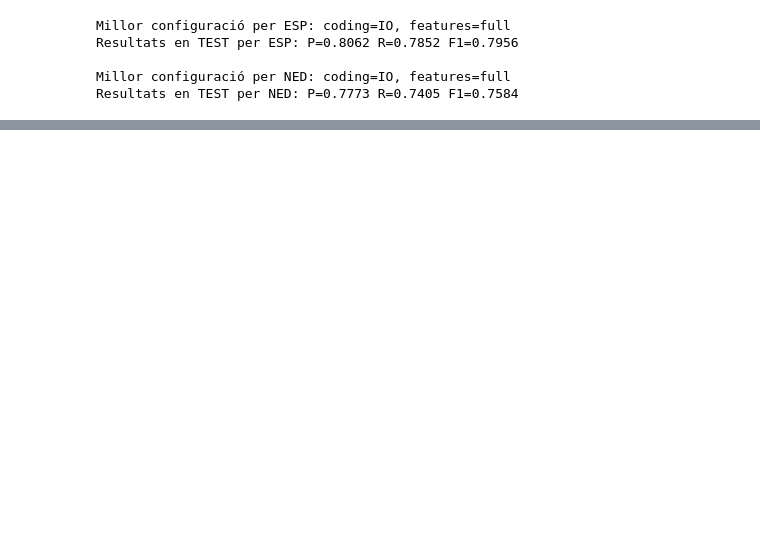
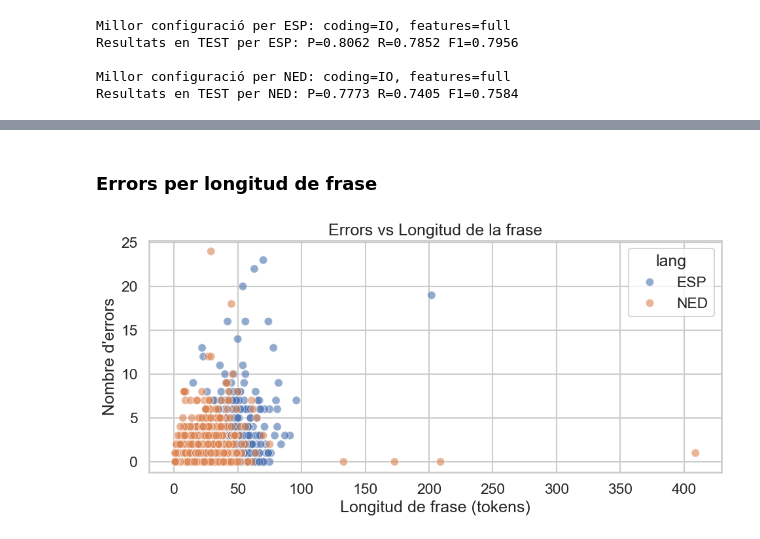
Before and after one commit to maxerrmax/Practica3_PLH, a Jupyter notebook: codi.ipynb, the cells around one changed output, grey strips where cells are left out. Saved outputs shown, nothing was run; the diff lists cells and outputs as text; code cells hidden in the pictures; blank space fills up the shorter version.

```diff
--- a/codi.ipynb
+++ b/codi.ipynb
@@ -885,0 +948,27 @@ entity_df
+# %% [markdown]
+### Errors per longitud de frase
+# %%
+length_errors = []
+
+for lang in ['ESP', 'NED']:
+    model = loaded_models[lang]
+    test_data = convert_coding(esp_test_net if lang=='ESP' else ned_test_net, df[df['lang']==lang].sort_values('f1', ascending=False).iloc[0]['coding'])
+
+    for sent in test_data:
+        length = len(sent)
+        true_tags = [strip_prefix(t) for w, t in sent]
+        pred_tags = [strip_prefix(t) for w, t in model.tag([w for w,t in sent])]
+        errors = sum(t1 != t2 for t1, t2 in zip(true_tags, pred_tags))
+        length_errors.append({'lang': lang, 'length': length, 'errors': errors})
+
+length_df = pd.DataFrame(length_errors)
+# Opcional: plot errors vs longitud
+plt.figure(figsize=(10,5))
+sns.scatterplot(data=length_df, x='length', y='errors', hue='lang', alpha=0.6)
+plt.title("Errors vs Longitud de la frase")
+plt.xlabel("Longitud de frase (tokens)")
+plt.ylabel("Nombre d'errors")
+plt.tight_layout()
+plt.show()
+# %% [output]
+[figure, added]
```
Also changed, not shown: parts of 35 cells of this notebook.
